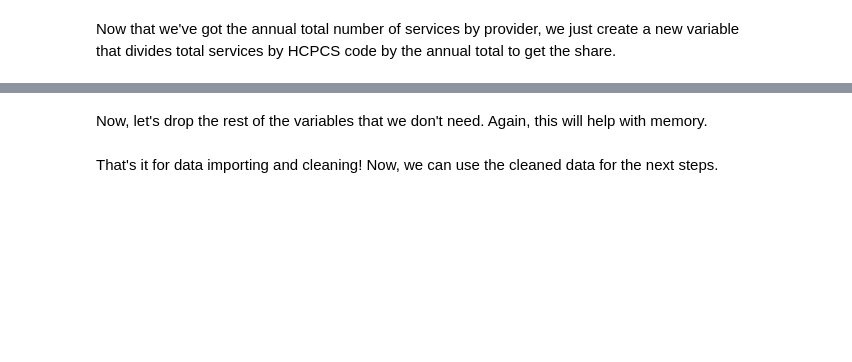
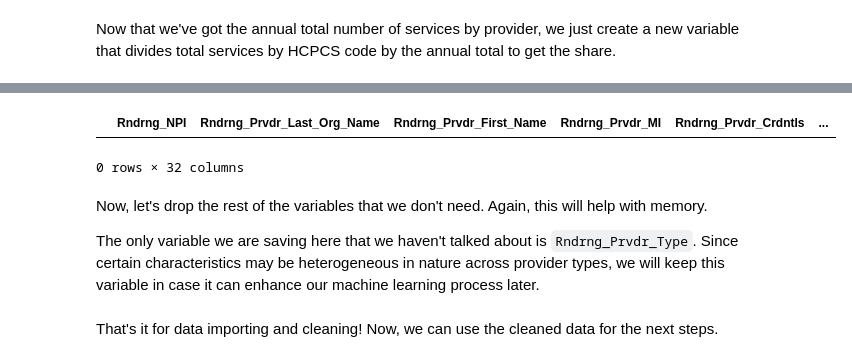
Before and after one commit to austinknies/fall22-bloom, a Jupyter notebook: 0. Data Importing and Cleaning.ipynb, the cells around one changed output, grey strips where cells are left out. Cells and saved outputs as stored; diff of their text form; code cells hidden in the pictures; blank space fills up the shorter version.

```diff
--- a/0. Data Importing and Cleaning.ipynb
+++ b/0. Data Importing and Cleaning.ipynb
@@ -232,3 +267,12 @@ Difference between count and size from missing values?
+# %%
+# Before finishing up, let's check to make sure we don't have any duplicates
+dfduplicate=dfmain[dfmain.duplicated(['Rndrng_NPI','Data_Year','HCPCS_Cd'])]
+dfduplicate # should be none
+# %% [output]
+|  | Rndrng_NPI | Rndrng_Prvdr_Last_Org_Name | Rndrng_Prvdr_First_Name | Rndrng_Prvdr_MI | Rndrng_Prvdr_Crdntls | ... |
+0 rows × 32 columns
 # %% [markdown]
 Now, let's drop the rest of the variables that we don't need. Again, this will help with memory.
+
+The only variable we are saving here that we haven't talked about is `Rndrng_Prvdr_Type`. Since certain characteristics may be heterogeneous in nature across provider types, we will keep this variable in case it can enhance our machine learning process later.
 # %%
```
Also changed, not shown: parts of 12 cells of this notebook, 1 other file.
